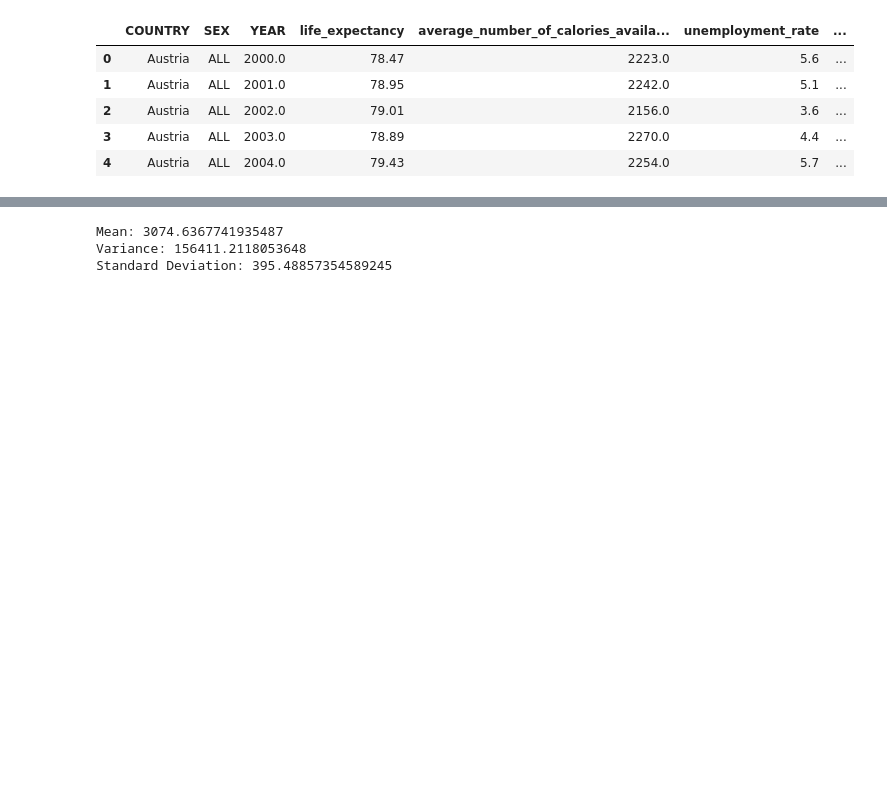
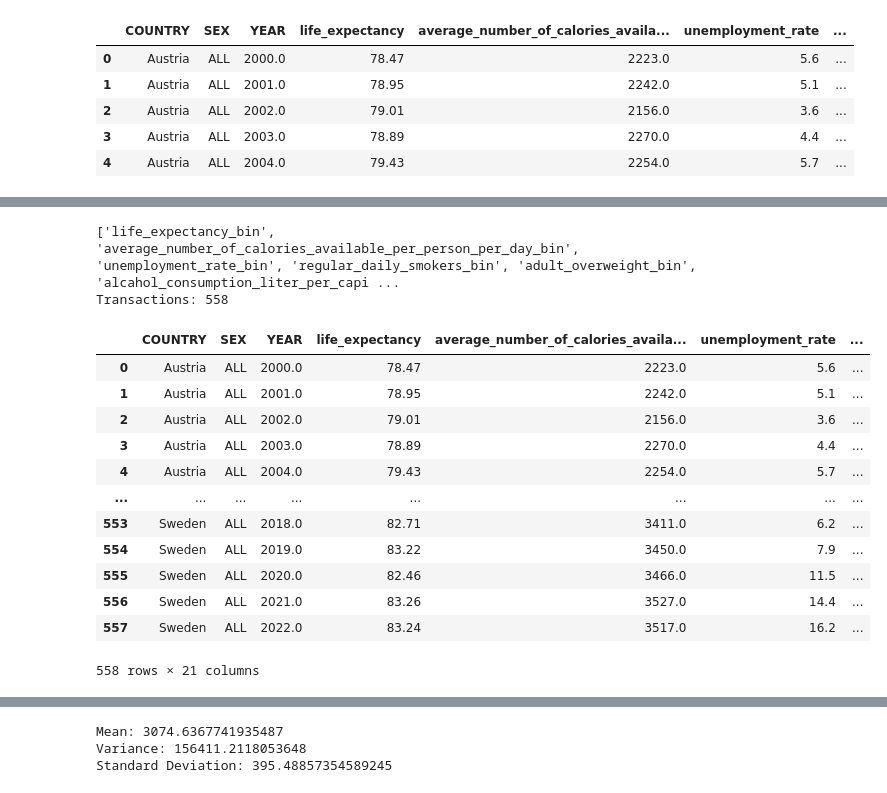
Before and after one commit to alireza1420/Datamining-UU, a Jupyter notebook: notebook.ipynb, the cells around one changed output, grey strips where cells are left out. Cells and saved outputs as stored; diff of their text form; code cells hidden in the pictures; blank space fills up the shorter version.

```diff
--- a/notebook.ipynb
+++ b/notebook.ipynb
@@ -18,0 +168,75 @@ df.head()
+# %%
+import pandas as pd
+import numpy as np
+
+
+def tertile_labels(s):
+
+    return pd.qcut(s.rank(method="first"), q=3, labels=["LOW","MID","HIGH"])
+
+cols_to_bin = [
+    "life_expectancy",
+    "average_number_of_calories_available_per_person_per_day",
+    "unemployment_rate",
+    "regular_daily_smokers",
+    "adult_overweight",
+    "alcahol_consumption_liter_per_capita",
+    "fat_available_ppd",
+    "protein_ppd",
+    "average_fruit_vegtable_ppd",
+]
+
+for c in cols_to_bin:
+    df[c+"_bin"] = df.groupby("YEAR")[c].transform(tertile_labels)
+
+# Build a string item for each binned column
+rename_map = {
+    "life_expectancy_bin": "LIFEEXP",
+    "average_number_of_calories_available_per_person_per_day_bin": "CALORIES",
+    "unemployment_rate_bin": "UNEMP",
+    "regular_daily_smokers_bin": "SMOKING",
+    "adult_overweight_bin": "OVERWT",
+    "alcahol_consumption_liter_per_capita_bin": "ALCOHOL",
+    "fat_available_ppd_bin": "FAT",
+    "protein_ppd_bin": "PROTEIN",
+    "average_fruit_vegtable_ppd_bin": "FRUITVEG",
+}
+
+item_cols = [c+"_bin" for c in cols_to_bin]
+print(item_cols)
+
+def row_to_items(row):
+    items = []
+    for c in item_cols:
+        label = str(row[c])
+        var = rename_map[c]
+        items.append(f"{var}={label}")
+    return items
+
+# 1 transaction = one (COUNTRY, YEAR)
+tx_df = (df.sort_values(["COUNTRY","YEAR"])
+           .dropna(subset=item_cols)
+           .drop_duplicates(subset=["COUNTRY","YEAR"]))
+
+transactions = tx_df.apply(row_to_items, axis=1).tolist()
+num_records = len(transactions)
+print("Transactions:", num_records)
+# %% [output]
+['life_expectancy_bin', 'average_number_of_calories_available_per_person_per_day_bin', 'unemployment_rate_bin', 'regular_daily_smokers_bin', 'adult_overweight_bin', 'alcahol_consumption_liter_per_capi ...
+Transactions: 558
+# %%
+df
+# %% [output]
+|  | COUNTRY | SEX | YEAR | life_expectancy | average_number_of_calories_availa... | unemployment_rate | ... |
+| 0 | Austria | ALL | 2000.0 | 78.47 | 2223.0 | 5.6 | ... |
+| 1 | Austria | ALL | 2001.0 | 78.95 | 2242.0 | 5.1 | ... |
+| 2 | Austria | ALL | 2002.0 | 79.01 | 2156.0 | 3.6 | ... |
+| 3 | Austria | ALL | 2003.0 | 78.89 | 2270.0 | 4.4 | ... |
+| 4 | Austria | ALL | 2004.0 | 79.43 | 2254.0 | 5.7 | ... |
+| ... | ... | ... | ... | ... | ... | ... | ... |
+| 553 | Sweden | ALL | 2018.0 | 82.71 | 3411.0 | 6.2 | ... |
+| 554 | Sweden | ALL | 2019.0 | 83.22 | 3450.0 | 7.9 | ... |
+| 555 | Sweden | ALL | 2020.0 | 82.46 | 3466.0 | 11.5 | ... |
+| 556 | Sweden | ALL | 2021.0 | 83.26 | 3527.0 | 14.4 | ... |
+| 557 | Sweden | ALL | 2022.0 | 83.24 | 3517.0 | 16.2 | ... |
+558 rows × 21 columns
```
Also changed, not shown: parts of 18 cells of this notebook.
